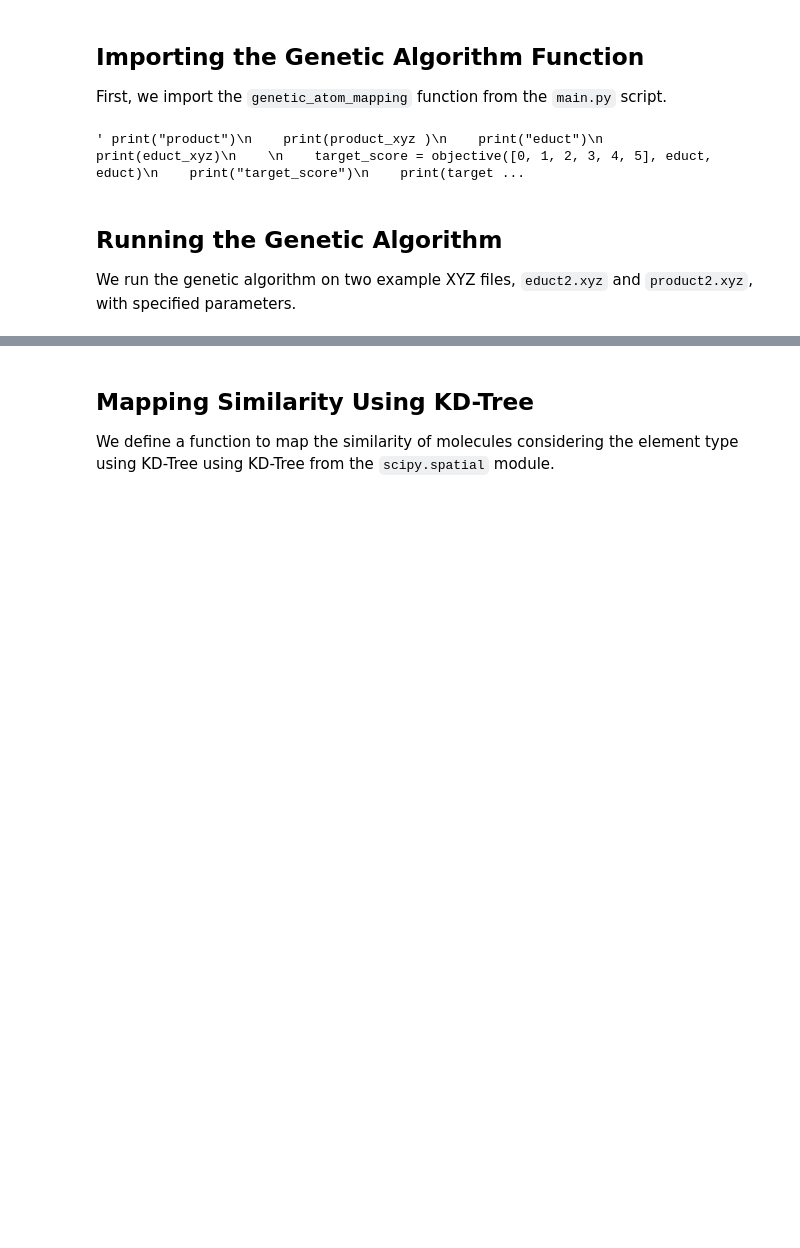
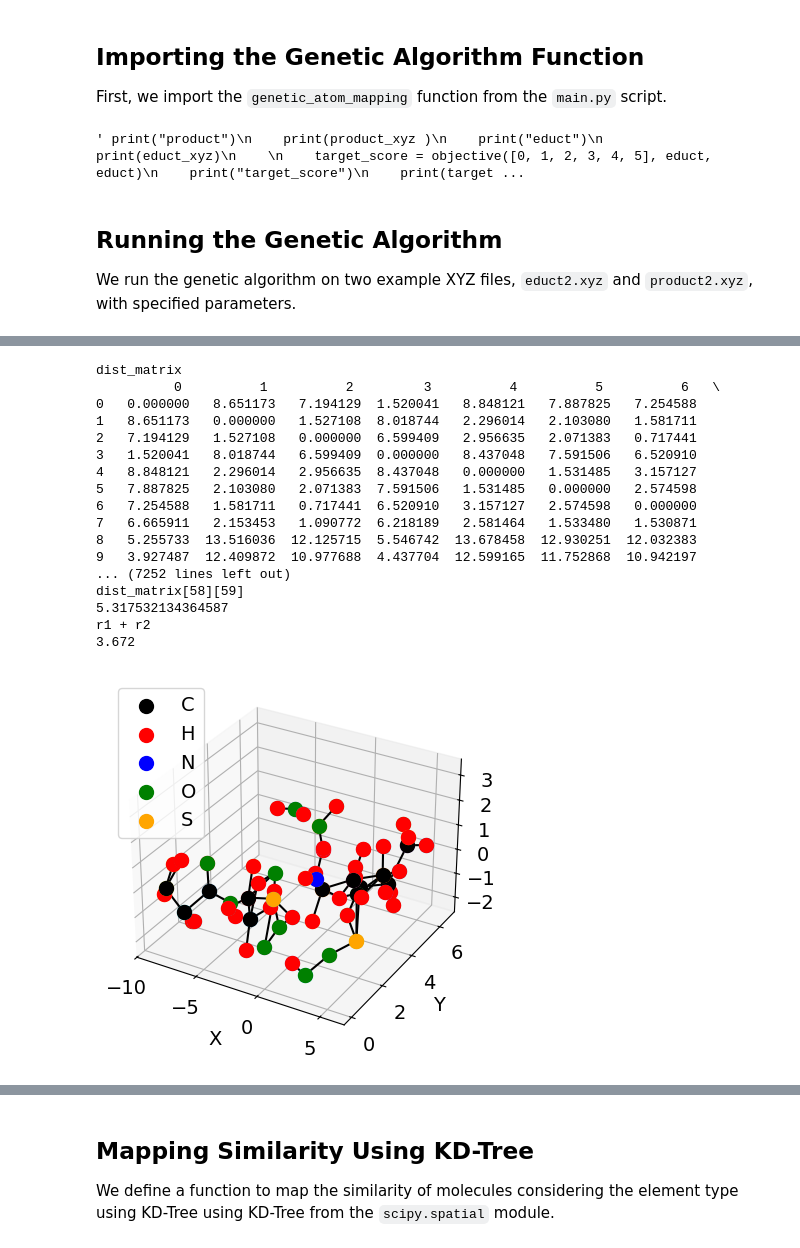
Before and after one commit to tobias-fritz/genetic-algorithms, a Jupyter notebook: example.ipynb, the cells around one changed output, grey strips where cells are left out. Cells and saved outputs as stored; diff of their text form; code cells hidden in the pictures; blank space fills up the shorter version.

```diff
--- a/example.ipynb
+++ b/example.ipynb
@@ -114,3 +207,80 @@ Initial best f((0, 2, 3, 1, 5, 4)) = 5.154 (Theoretical best score = 6.000)
+# %%
+# using matplotlip plot the atoms and the bonds
+import matplotlib.pyplot as plt
+from mpl_toolkits.mplot3d import Axes3D
+
+def plot_atoms_and_bonds(xyz, bond_list):
+    '''Plot the atoms and the bonds in 3D
+
+    Args:
+        xyz: (pd.DataFrame) XYZ file
+        bond_list: (list) List of bonds
+    Returns:
+        None
+    '''
+
+    # Get the coordinates of the atoms
+    coords = xyz[['x', 'y', 'z']].values
+    # Get the elements of the atoms
+    elements = xyz['Element'].values
+
+    # Create a 3D plot
+    fig = plt.figure()
+    ax = fig.add_subplot(111, projection='3d')
+
+    # Plot the atoms
+    for i in range(len(elements)):
+        ax.scatter(coords[i][0], coords[i][1], coords[i][2], s=100, label=elements[i])
+
+    # add atom index to the label
+    #for i in range(len(elements)):
+    #    ax.text(coords[i][0], coords[i][1], coords[i][2], str(i), size=20, zorder=1)
+
+    # color the atoms based on their element
+    colors = {'H': 'red', 'C': 'black', 'N': 'blue', 'O': 'green', 'F': 'yellow', 'S': 'orange', 'Cl': 'purple'}
+    for i in range(len(elements)):
+        ax.scatter(coords[i][0], coords[i][1], coords[i][2], s=100, color=colors[elements[i]], label=elements[i])
+    # Remove duplicate labels
+    handles, labels = ax.get_legend_handles_labels()
+    by_label = dict(zip(labels, handles))
+    ax.legend(by_label.values(), by_label.keys(), loc='upper left')
+
+
+    # Plot the bonds
+    for bond in bond_list:
+        atom1 = coords[bond[0]]
+        atom2 = coords[bond[1]]
+        ax.plot([atom1[0], atom2[0]], [atom1[1], atom2[1]], [atom1[2], atom2[2]], color='black')
+
+    # Set the labels
+    ax.set_xlabel('X')
+    ax.set_ylabel('Y')
+    ax.set_zlabel('Z')
+
+    # Show the plot
+    plt.show()
+result1 = map_similarity_molecule_element('examples/educt_large.xyz','examples/product_large.xyz')
+bond_list = get_bond_list(result1["product_xyz"])
+plot_atoms_and_bonds(result1["product_xyz"], bond_list)
+# %% [output]
+dist_matrix
+          0          1          2         3          4          5          6   \
+0   0.000000   8.651173   7.194129  1.520041   8.848121   7.887825   7.254588
+1   8.651173   0.000000   1.527108  8.018744   2.296014   2.103080   1.581711
+2   7.194129   1.527108   0.000000  6.599409   2.956635   2.071383   0.717441
+3   1.520041   8.018744   6.599409  0.000000   8.437048   7.591506   6.520910
+4   8.848121   2.296014   2.956635  8.437048   0.000000   1.531485   3.157127
+5   7.887825   2.103080   2.071383  7.591506   1.531485   0.000000   2.574598
+6   7.254588   1.581711   0.717441  6.520910   3.157127   2.574598   0.000000
+7   6.665911   2.153453   1.090772  6.218189   2.581464   1.533480   1.530871
+8   5.255733  13.516036  12.125715  5.546742  13.678458  12.930251  12.032383
+9   3.927487  12.409872  10.977688  4.437704  12.599165  11.752868  10.942197
+... (7252 lines left out)
+dist_matrix[58][59]
+5.317532134364587
+r1 + r2
+3.672
+[figure, added]
 # %%
 visualize(result1)
 # %% [output]
```
Also changed, not shown: parts of 5 cells of this notebook, 2 other files.
